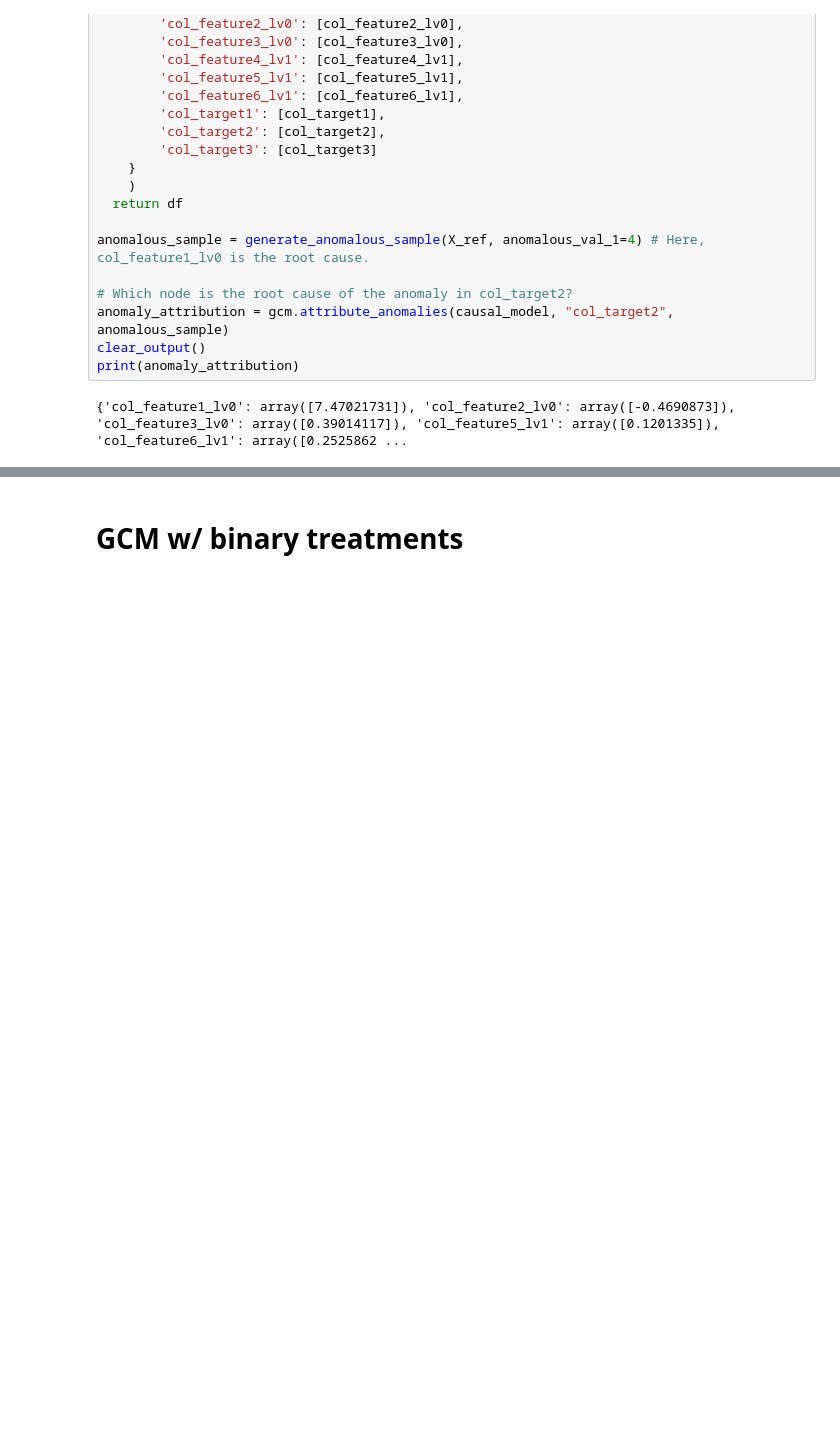
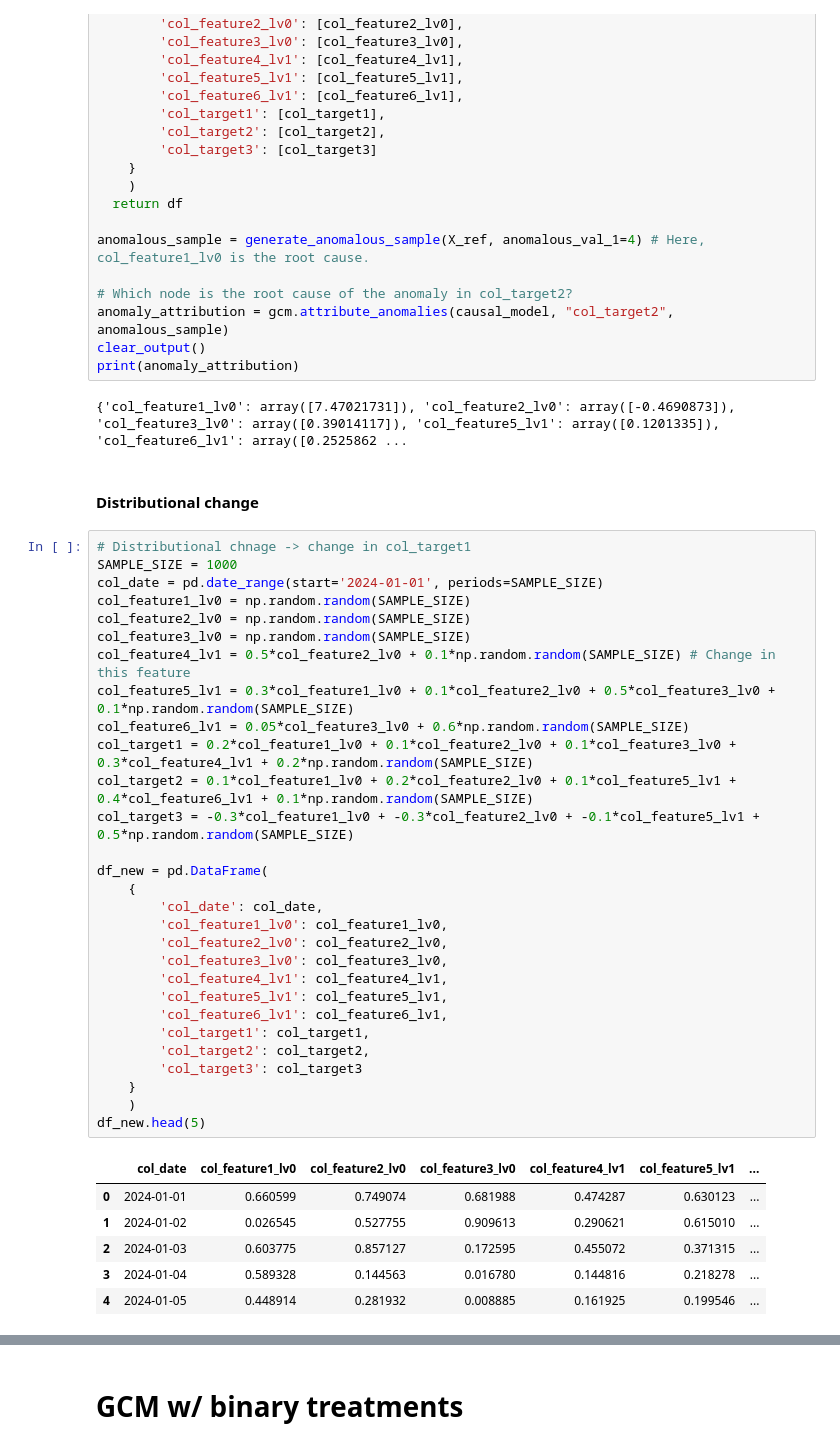
Before and after one commit to AlbertoBarbado/python-codebase, a Jupyter notebook: machine_learning/causal_inference_and_discovery/DoubleML - Causal Graph.ipynb, the cells around one changed output, grey strips where cells are left out. Cells and saved outputs as stored; diff of their text form; blank space fills up the shorter version.

```diff
--- a/machine_learning/causal_inference_and_discovery/DoubleML - Causal Graph.ipynb
+++ b/machine_learning/causal_inference_and_discovery/DoubleML - Causal Graph.ipynb
@@ -682,3 +719,41 @@ clear_output()
 print(anomaly_attribution)
 # %% [output]
 {'col_feature1_lv0': array([7.47021731]), 'col_feature2_lv0': array([-0.4690873]), 'col_feature3_lv0': array([0.39014117]), 'col_feature5_lv1': array([0.1201335]), 'col_feature6_lv1': array([0.2525862 ...
+# %% [markdown]
+#### Distributional change
+# %%
+# Distributional chnage -> change in col_target1
+SAMPLE_SIZE = 1000
+col_date = pd.date_range(start='2024-01-01', periods=SAMPLE_SIZE)
+col_feature1_lv0 = np.random.random(SAMPLE_SIZE)
+col_feature2_lv0 = np.random.random(SAMPLE_SIZE)
+col_feature3_lv0 = np.random.random(SAMPLE_SIZE)
+col_feature4_lv1 = 0.5*col_feature2_lv0 + 0.1*np.random.random(SAMPLE_SIZE) # Change in this feature
+col_feature5_lv1 = 0.3*col_feature1_lv0 + 0.1*col_feature2_lv0 + 0.5*col_feature3_lv0 + 0.1*np.random.random(SAMPLE_SIZE)
+col_feature6_lv1 = 0.05*col_feature3_lv0 + 0.6*np.random.random(SAMPLE_SIZE)
+col_target1 = 0.2*col_feature1_lv0 + 0.1*col_feature2_lv0 + 0.1*col_feature3_lv0 + 0.3*col_feature4_lv1 + 0.2*np.random.random(SAMPLE_SIZE)
+col_target2 = 0.1*col_feature1_lv0 + 0.2*col_feature2_lv0 + 0.1*col_feature5_lv1 + 0.4*col_feature6_lv1 + 0.1*np.random.random(SAMPLE_SIZE)
+col_target3 = -0.3*col_feature1_lv0 + -0.3*col_feature2_lv0 + -0.1*col_feature5_lv1 + 0.5*np.random.random(SAMPLE_SIZE)
+
+df_new = pd.DataFrame(
+    {
+        'col_date': col_date,
+        'col_feature1_lv0': col_feature1_lv0,
+        'col_feature2_lv0': col_feature2_lv0,
+        'col_feature3_lv0': col_feature3_lv0,
+        'col_feature4_lv1': col_feature4_lv1,
+        'col_feature5_lv1': col_feature5_lv1,
+        'col_feature6_lv1': col_feature6_lv1,
+        'col_target1': col_target1,
+        'col_target2': col_target2,
+        'col_target3': col_target3
+    }
+    )
+df_new.head(5)
+# %% [output]
+|  | col_date | col_feature1_lv0 | col_feature2_lv0 | col_feature3_lv0 | col_feature4_lv1 | col_feature5_lv1 | ... |
+| 0 | 2024-01-01 | 0.660599 | 0.749074 | 0.681988 | 0.474287 | 0.630123 | ... |
+| 1 | 2024-01-02 | 0.026545 | 0.527755 | 0.909613 | 0.290621 | 0.615010 | ... |
+| 2 | 2024-01-03 | 0.603775 | 0.857127 | 0.172595 | 0.455072 | 0.371315 | ... |
+| 3 | 2024-01-04 | 0.589328 | 0.144563 | 0.016780 | 0.144816 | 0.218278 | ... |
+| 4 | 2024-01-05 | 0.448914 | 0.281932 | 0.008885 | 0.161925 | 0.199546 | ... |
```
Also changed, not shown: parts of 11 cells of this notebook.
